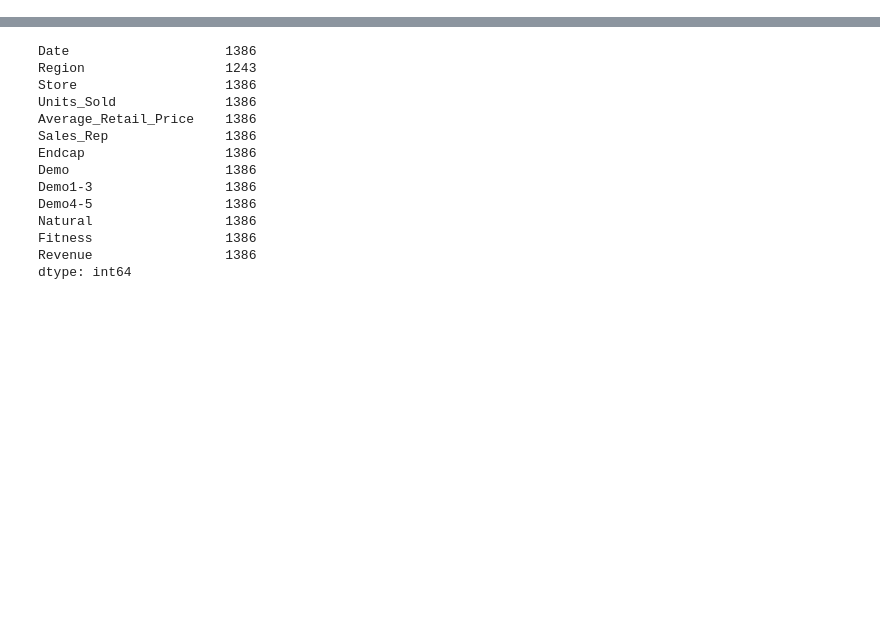
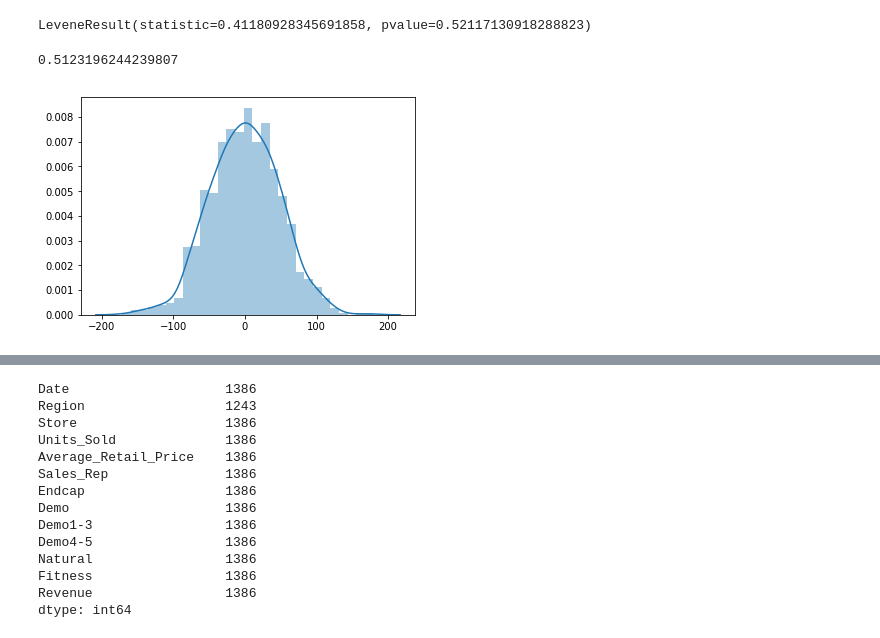
Before and after one commit to slerkpatomsak/ML-CaseStudy, a Jupyter notebook: goodbelly_casestudy.ipynb, the cells around one changed output, grey strips where cells are left out. Cells and saved outputs as stored; diff of their text form; code cells hidden in the pictures; blank space fills up the shorter version.

```diff
--- a/goodbelly_casestudy.ipynb
+++ b/goodbelly_casestudy.ipynb
@@ -29,0 +268,3 @@ bellyfat.head(10)
+# %%
+modelI1 = smf.ols("Units_Sold ~ Average_Retail_Price+Demo+Demo1_3+Demo4_5+(Region*Endcap*Sales_Rep)", data = bellyfat).fit()
+print(modelI1.summary())
@@ -29,0 +289,14 @@ bellyfat.head(10)
+# %%
+sample_1 = modelI1.resid[1:round(len(modelI1.resid)/2)]
+sample_2 = modelI1.resid[round(len(modelI1.resid)/2) + 1:]
+sp.stats.levene(sample_1, sample_2, center = 'median')
+# %% [output]
+LeveneResult(statistic=0.41180928345691858, pvalue=0.52117130918288823)
+# %%
+sp.stats.shapiro(modelI1.resid)[1]
+# %% [output]
+0.5123196244239807
+# %%
+distPlot = sns.distplot(modelI1.resid)
+# %% [output]
+[figure, added]
```
Also changed, not shown: parts of 45 cells of this notebook, 2 other files.
